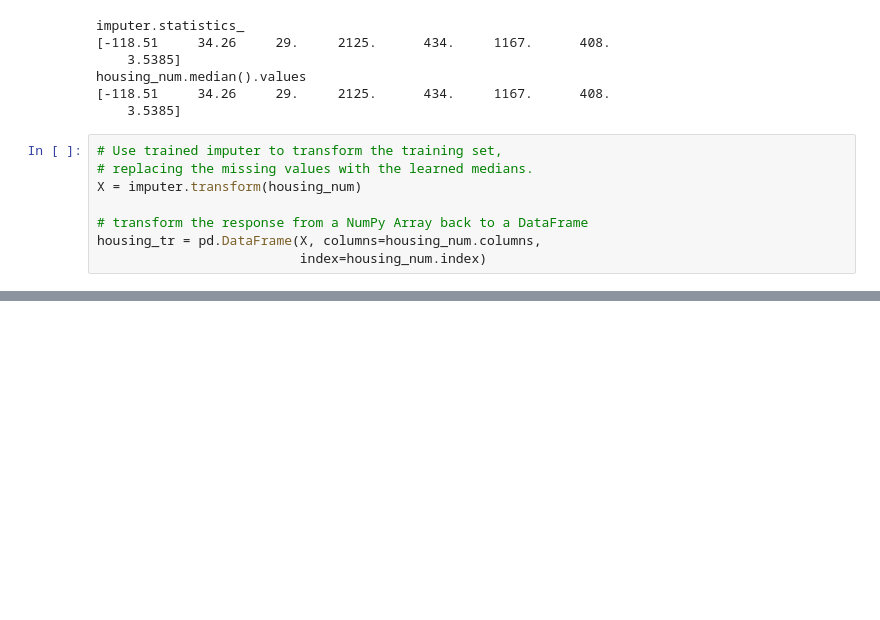
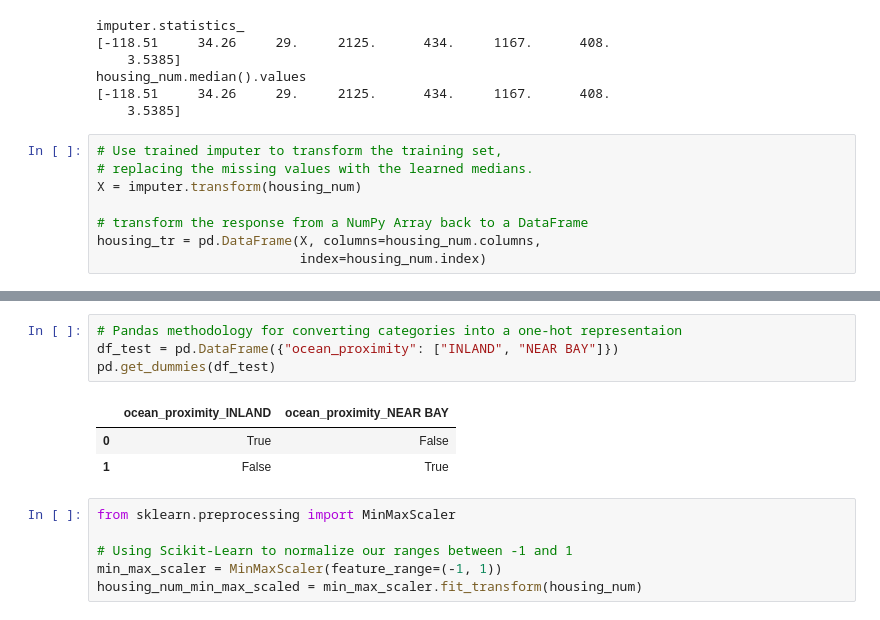
Before and after one commit to davidmehoves-adus/MLTeamDelta, a Jupyter notebook: Housing.ipynb, the cells around one changed output, grey strips where cells are left out. Saved outputs shown, nothing was run; the diff lists cells and outputs as text; blank space fills up the shorter version.

```diff
--- a/Housing.ipynb
+++ b/Housing.ipynb
@@ -377,0 +415,14 @@ NameError: name 'housing_cat' is not defined
+# %%
+# Pandas methodology for converting categories into a one-hot representaion
+df_test = pd.DataFrame({"ocean_proximity": ["INLAND", "NEAR BAY"]})
+pd.get_dummies(df_test)
+# %% [output]
+|  | ocean_proximity_INLAND | ocean_proximity_NEAR BAY |
+| 0 | True | False |
+| 1 | False | True |
+# %%
+from sklearn.preprocessing import MinMaxScaler
+
+# Using Scikit-Learn to normalize our ranges between -1 and 1
+min_max_scaler = MinMaxScaler(feature_range=(-1, 1))
+housing_num_min_max_scaled = min_max_scaler.fit_transform(housing_num)
```
Also changed, not shown: parts of 36 cells of this notebook.
